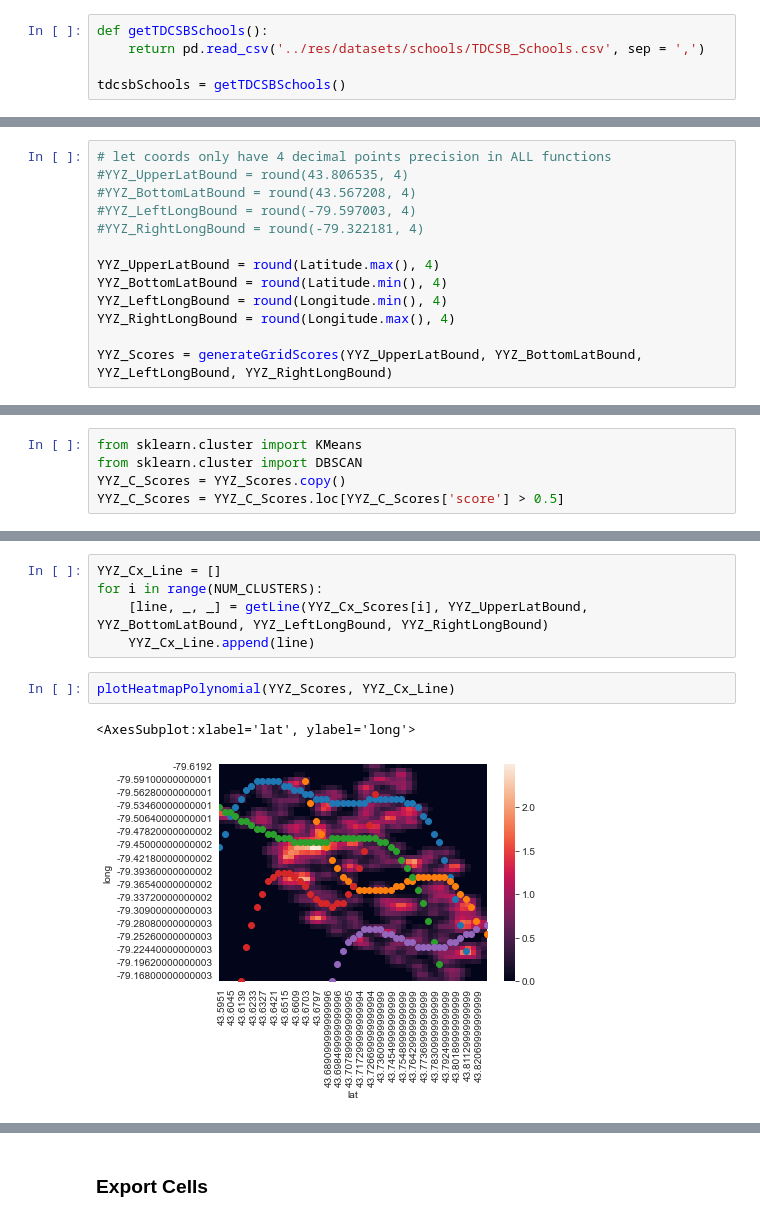
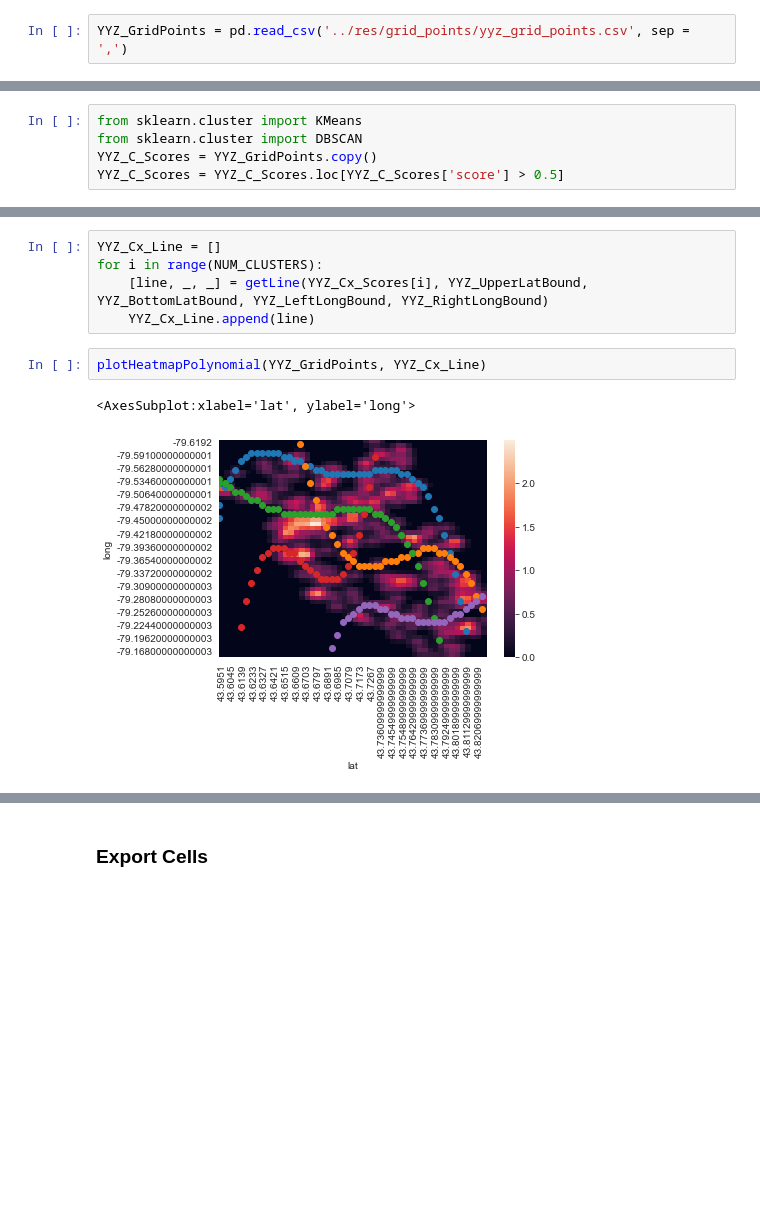
Before and after one commit to geotrieu/transit-ai, a Jupyter notebook: src/preprocessing.ipynb, the cells around one changed output, grey strips where cells are left out. Drawn from its saved outputs; the diff is of its cells as text; blank space fills up the shorter version.

Commit message:
Refactored scoring to own file, modularized to support multiple datasets

```diff
--- a/src/preprocessing.ipynb
+++ b/src/preprocessing.ipynb
@@ -15,5 +13,2 @@ import statistics
 # %%
-def getTDCSBSchools():
-    return pd.read_csv('../res/datasets/schools/TDCSB_Schools.csv', sep = ',')
-
-tdcsbSchools = getTDCSBSchools()
+YYZ_GridPoints = pd.read_csv('../res/grid_points/yyz_grid_points.csv', sep = ',')
@@ -169,16 +102,3 @@ def plotHeatmapPolynomial(scores, curves):
     return ax
 # %% [markdown]
 ### Toronto (YYZ)
-# %%
-# let coords only have 4 decimal points precision in ALL functions
-#YYZ_UpperLatBound = round(43.806535, 4)
-#YYZ_BottomLatBound = round(43.567208, 4)
-#YYZ_LeftLongBound = round(-79.597003, 4)
-#YYZ_RightLongBound = round(-79.322181, 4)
-
-YYZ_UpperLatBound = round(Latitude.max(), 4)
-YYZ_BottomLatBound = round(Latitude.min(), 4)
-YYZ_LeftLongBound = round(Longitude.min(), 4)
-YYZ_RightLongBound = round(Longitude.max(), 4)
-
-YYZ_Scores = generateGridScores(YYZ_UpperLatBound, YYZ_BottomLatBound, YYZ_LeftLongBound, YYZ_RightLongBound)
@@ -203,7 +125,7 @@ NUM_CLUSTERS = 5
 # %%
 from sklearn.cluster import KMeans
 from sklearn.cluster import DBSCAN
-YYZ_C_Scores = YYZ_Scores.copy()
+YYZ_C_Scores = YYZ_GridPoints.copy()
 YYZ_C_Scores = YYZ_C_Scores.loc[YYZ_C_Scores['score'] > 0.5]
 # %%
 #for index, row in YYZ_C_Scores.iterrows():
@@ -261,10 +183,10 @@ for i in range(NUM_CLUSTERS):
     [line, _, _] = getLine(YYZ_Cx_Scores[i], YYZ_UpperLatBound, YYZ_BottomLatBound, YYZ_LeftLongBound, YYZ_RightLongBound)
     YYZ_Cx_Line.append(line)
 # %%
-plotHeatmapPolynomial(YYZ_Scores, YYZ_Cx_Line)
+plotHeatmapPolynomial(YYZ_GridPoints, YYZ_Cx_Line)
 # %% [output]
 <AxesSubplot:xlabel='lat', ylabel='long'>
-[figure, old version]
+[figure, new version]
 # %%
 YYZ_Cx_Line
 # %% [output]
```
Also changed, not shown: parts of 18 cells of this notebook, 4 other files.
